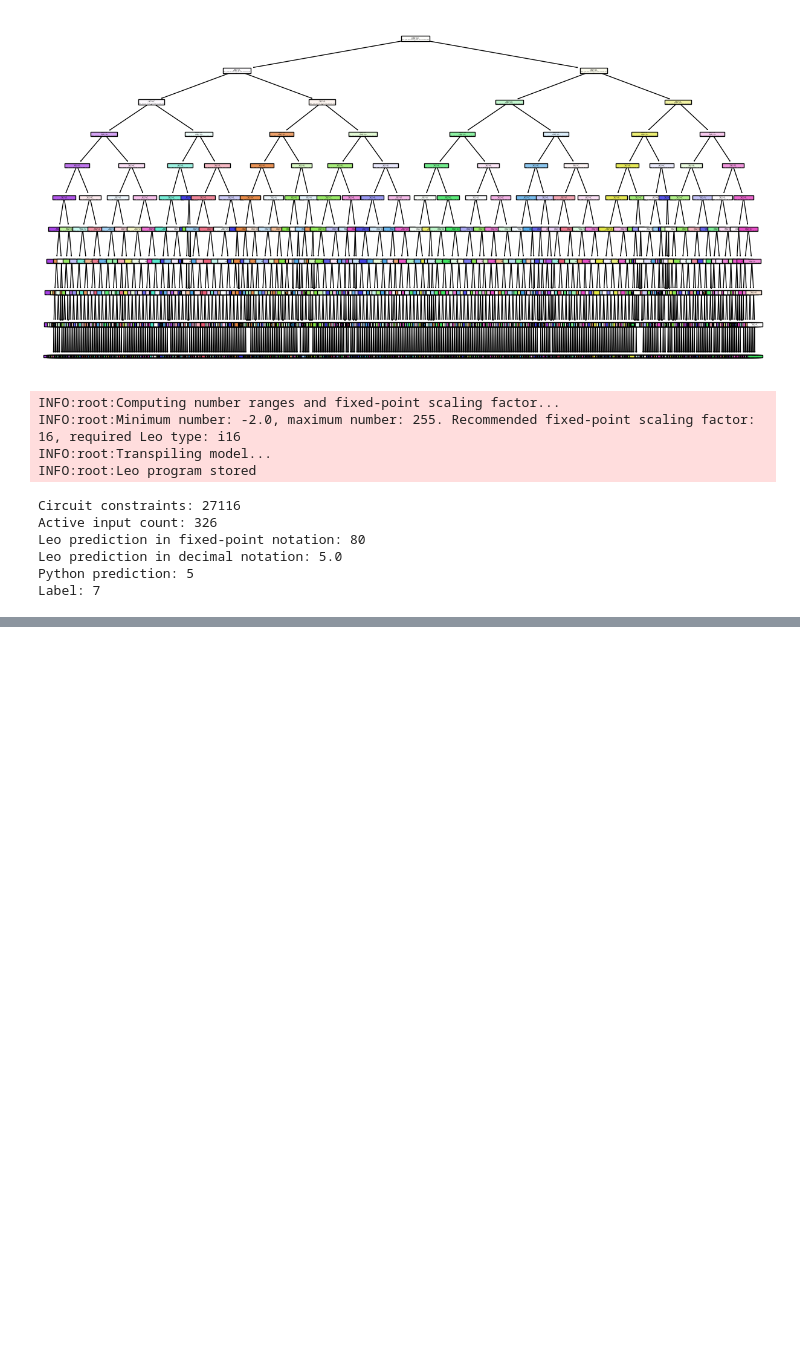
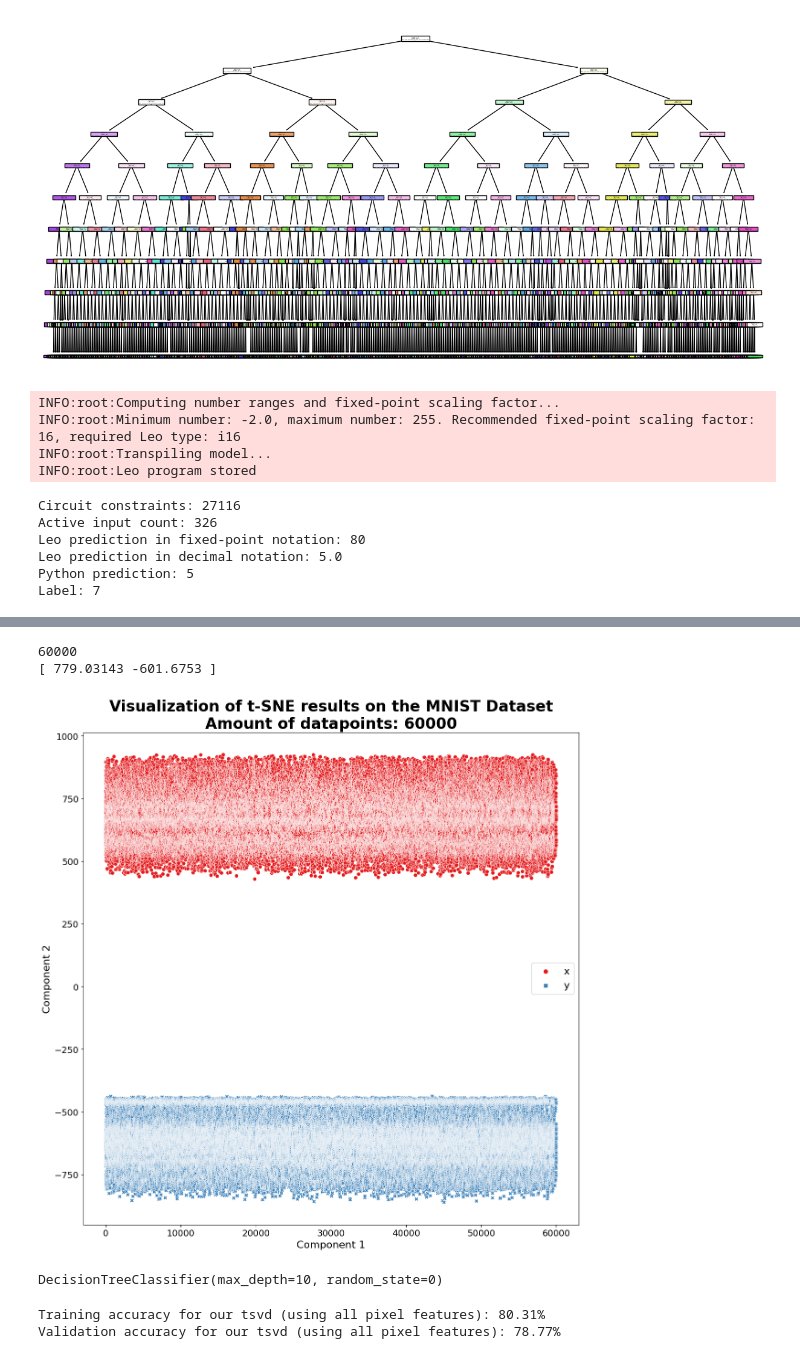
Before and after one commit to ProvableHQ/python-sdk, a Jupyter notebook: leotranspiler/examples/decision_trees/mnist_dataset.ipynb, the cells around one changed output, grey strips where cells are left out. Saved outputs shown, nothing was run; the diff lists cells and outputs as text; code cells hidden in the pictures; blank space fills up the shorter version.

Commit message:
trying parametric tsne

```diff
--- a/leotranspiler/examples/decision_trees/mnist_dataset.ipynb
+++ b/leotranspiler/examples/decision_trees/mnist_dataset.ipynb
@@ -228,3 +228,17 @@ Leo prediction in fixed-point notation: 80
 Leo prediction in decimal notation: 5.0
 Python prediction: 5
 Label: 7
+# %%
+from sklearn.decomposition import TruncatedSVD
+
+# Fit the model to the training data
+tsvd = TruncatedSVD(n_components=50)
+tsvd.fit(train_images_2d)
+
+# Transform both training and test datasets using the fitted model
+train_tsvd = tsvd.transform(train_images_2d)
+test_tsvd = tsvd.transform(test_images_2d)
+# %%
+# Train model with t-svd features
+clf = DecisionTreeClassifier(max_depth=10, random_state=0)
+clf.fit(train_tsvd, train_labels)
@@ -230,0 +262,11 @@ Label: 7
+# %%
+from parametric_tSNE import Parametric_tSNE
+
+train_data = train_tsvd
+
+high_dims = train_data.shape[1]
+num_outputs = 2
+perplexity = 30
+ptSNE = Parametric_tSNE(high_dims, num_outputs, perplexity)
+ptSNE.fit(train_data)
+output_res = ptSNE.transform(train_data)
@@ -230,0 +279,46 @@ Label: 7
+# %%
+print(len(output_res))
+print(output_res[0])
+# %% [output]
+60000
+[ 779.03143 -601.6753 ]
+# %%
+# transform output_res to a pandas dataframe
+import pandas as pd
+
+df = pd.DataFrame(output_res, columns=["x", "y"])
+# %%
+import seaborn as sns
+# Visualize the results for t-SNE on MNIST
+plt.figure(figsize=(14, 14))
+plt.title(f"Visualization of t-SNE results on the MNIST Dataset\n\
+Amount of datapoints: {len(df)}", fontsize=24, weight='bold')
+sns.scatterplot(data=df,
+                palette="Set1", legend="full")
+plt.xticks(fontsize=14)
+plt.yticks(fontsize=14)
+plt.xlabel("Component 1", fontsize=16)
+plt.ylabel("Component 2", fontsize=16)
+plt.legend(fontsize=16);
+# %% [output]
+[figure, added]
+# %%
+clf = DecisionTreeClassifier(max_depth=10, random_state=0)
+clf.fit(output_res, train_labels)
+# %% [output]
+DecisionTreeClassifier(max_depth=10, random_state=0)
+# %%
+# Evaluate the model
+train_preds_tsvd = clf.predict(output_res)
+val_preds_tsvd = clf.predict(test_res)
+acc_tsvd_train = acc(train_preds_tsvd, train_labels)
+acc_tsvd_val = acc(val_preds_tsvd, test_labels)
+print(
+    f"Training accuracy for our tsvd (using all pixel features): {acc_tsvd_train:.2f}%"
+)
+print(
+    f"Validation accuracy for our tsvd (using all pixel features): {acc_tsvd_val:.2f}%"
+)
+# %% [output]
+Training accuracy for our tsvd (using all pixel features): 80.31%
+Validation accuracy for our tsvd (using all pixel features): 78.77%
```
Also changed, not shown: parts of 4 cells of this notebook.
